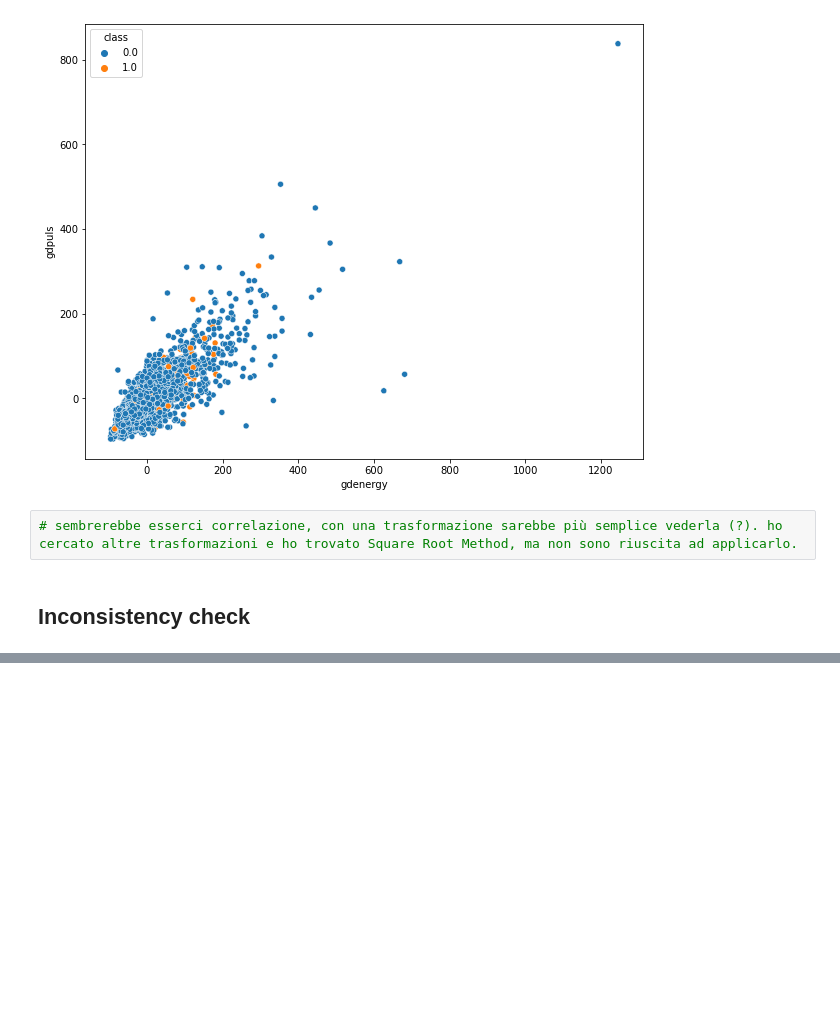
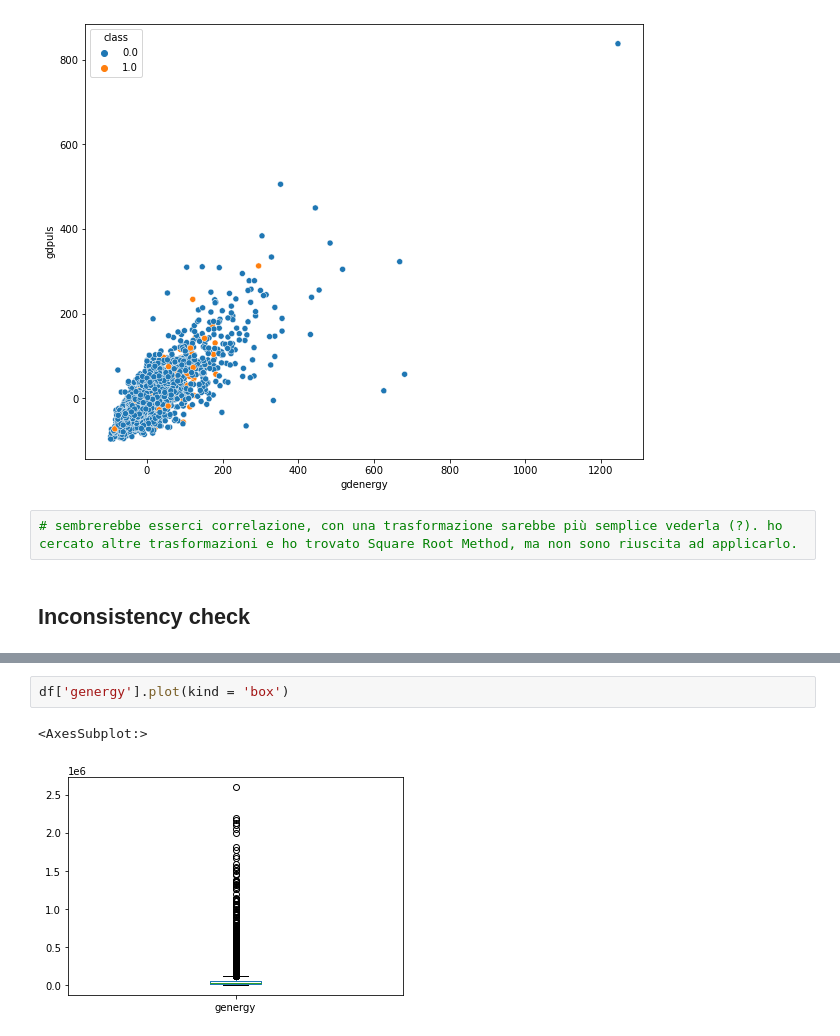
Before and after one commit to Alllessia/Seismic_bumps, a Jupyter notebook: src/main.ipynb, the cells around one changed output, grey strips where cells are left out. Cells and saved outputs as stored; diff of their text form; blank space fills up the shorter version.

```diff
--- a/src/main.ipynb
+++ b/src/main.ipynb
@@ -602,0 +701,5 @@ df['nbumps2'].plot(kind = 'box') #from this output we can say that the majority
+# %%
+df['genergy'].plot(kind = 'box')
+# %% [output]
+<AxesSubplot:>
+[figure, added]
```
Also changed, not shown: parts of 37 cells of this notebook.
